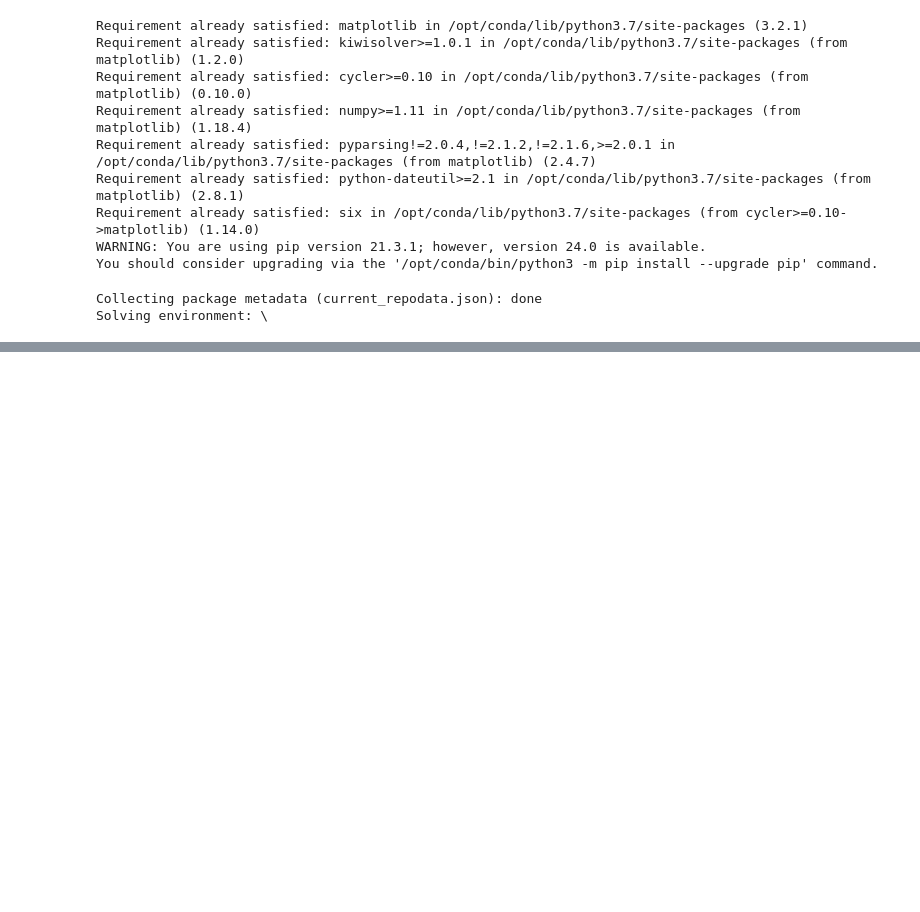
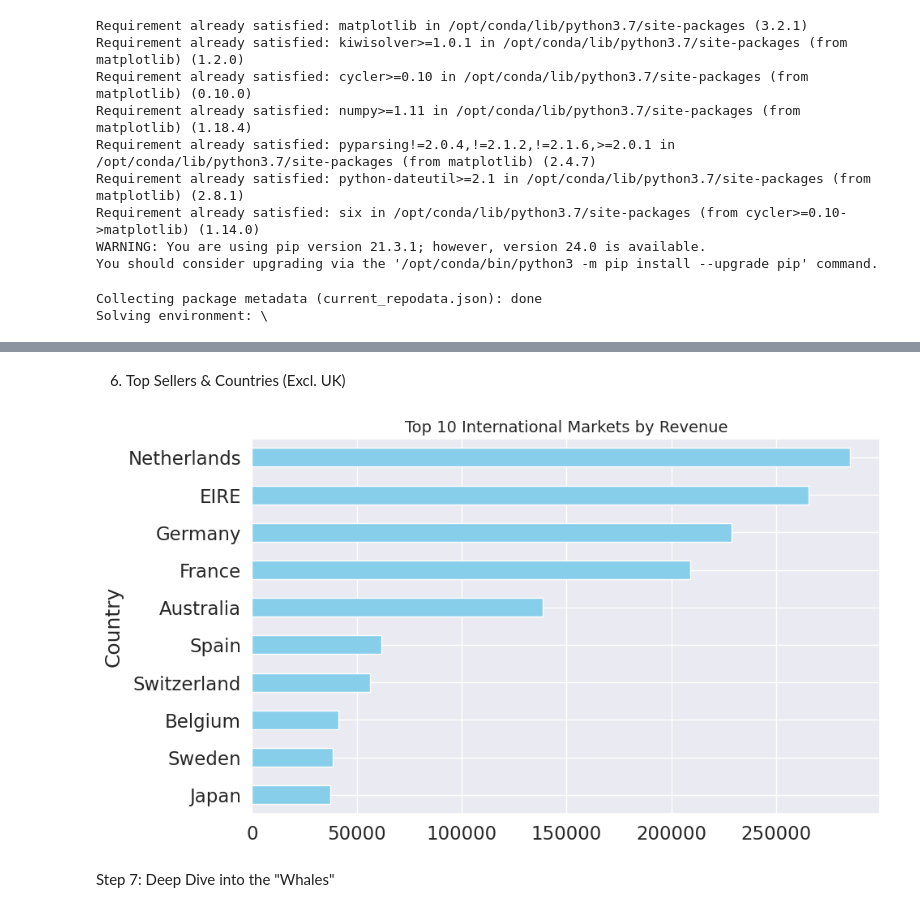
Before and after one commit to dipanburja/Data-analysis-on-retail-data-with-Python, a Jupyter notebook: online_retail.ipynb, the cells around one changed output, grey strips where cells are left out. Saved outputs shown, nothing was run; the diff lists cells and outputs as text; code cells hidden in the pictures; blank space fills up the shorter version.

```diff
--- a/online_retail.ipynb
+++ b/online_retail.ipynb
@@ -134,0 +341,17 @@ cs_df = pd.read_excel(io=r'../download/Online Retail.xlsx')
+# %% [markdown]
+6. Top Sellers & Countries (Excl. UK)
+# %%
+# Top 10 Countries by Revenue (Excluding UK)
+top_countries = df_clean[df_clean['Country'] != 'United Kingdom'] \
+                .groupby('Country')['TotalPrice'].sum() \
+                .sort_values(ascending=False).head(10)
+
+plt.figure(figsize=(10, 6))
+top_countries.plot(kind='barh', color='skyblue')
+plt.title('Top 10 International Markets by Revenue', fontsize=14)
+plt.gca().invert_yaxis() # Highest revenue at the top
+plt.show()
+# %% [output]
+[figure, added]
+# %% [markdown]
+Step 7: Deep Dive into the "Whales"
```
Also changed, not shown: parts of 20 cells of this notebook, 1 other file.
